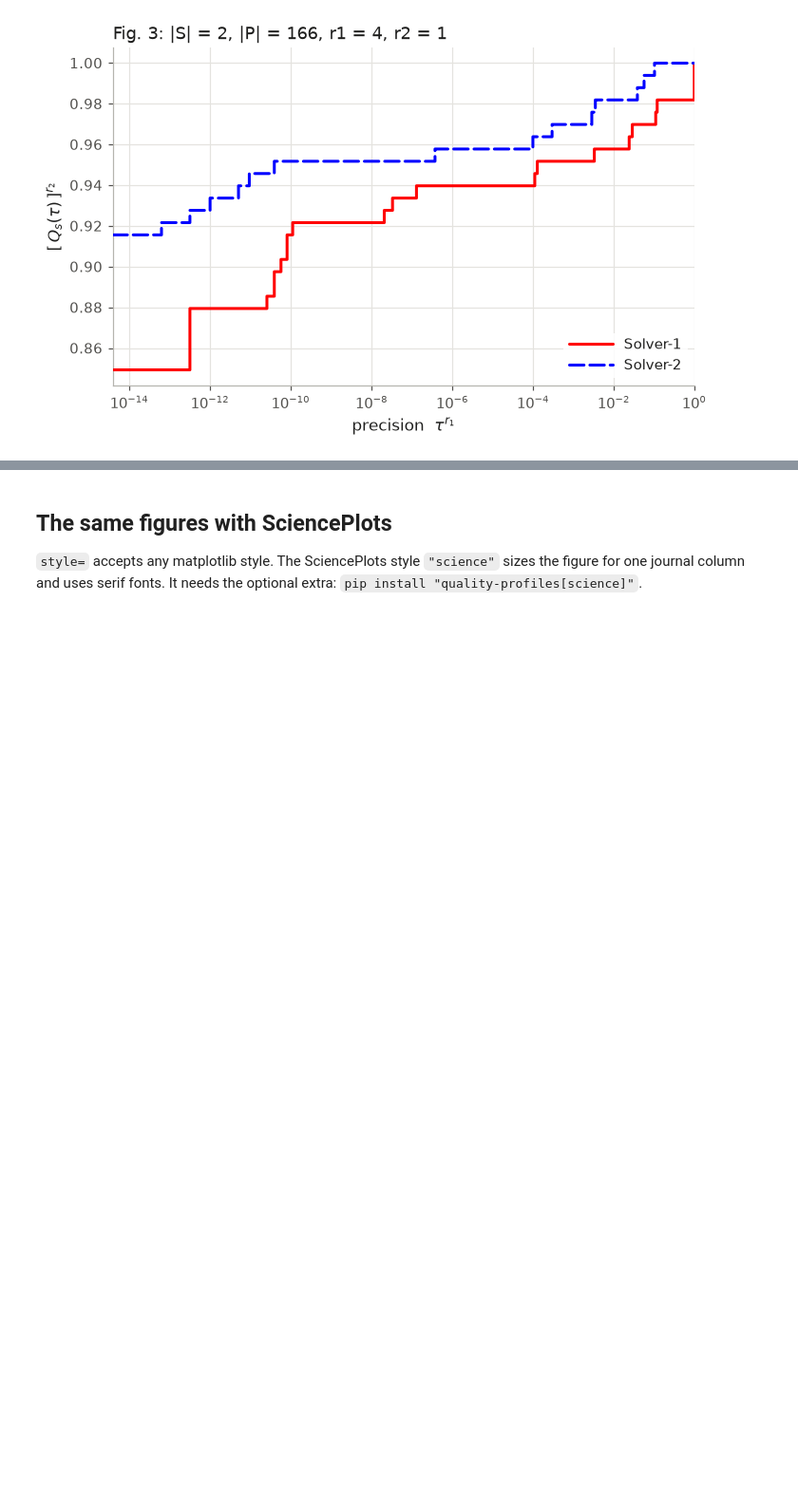
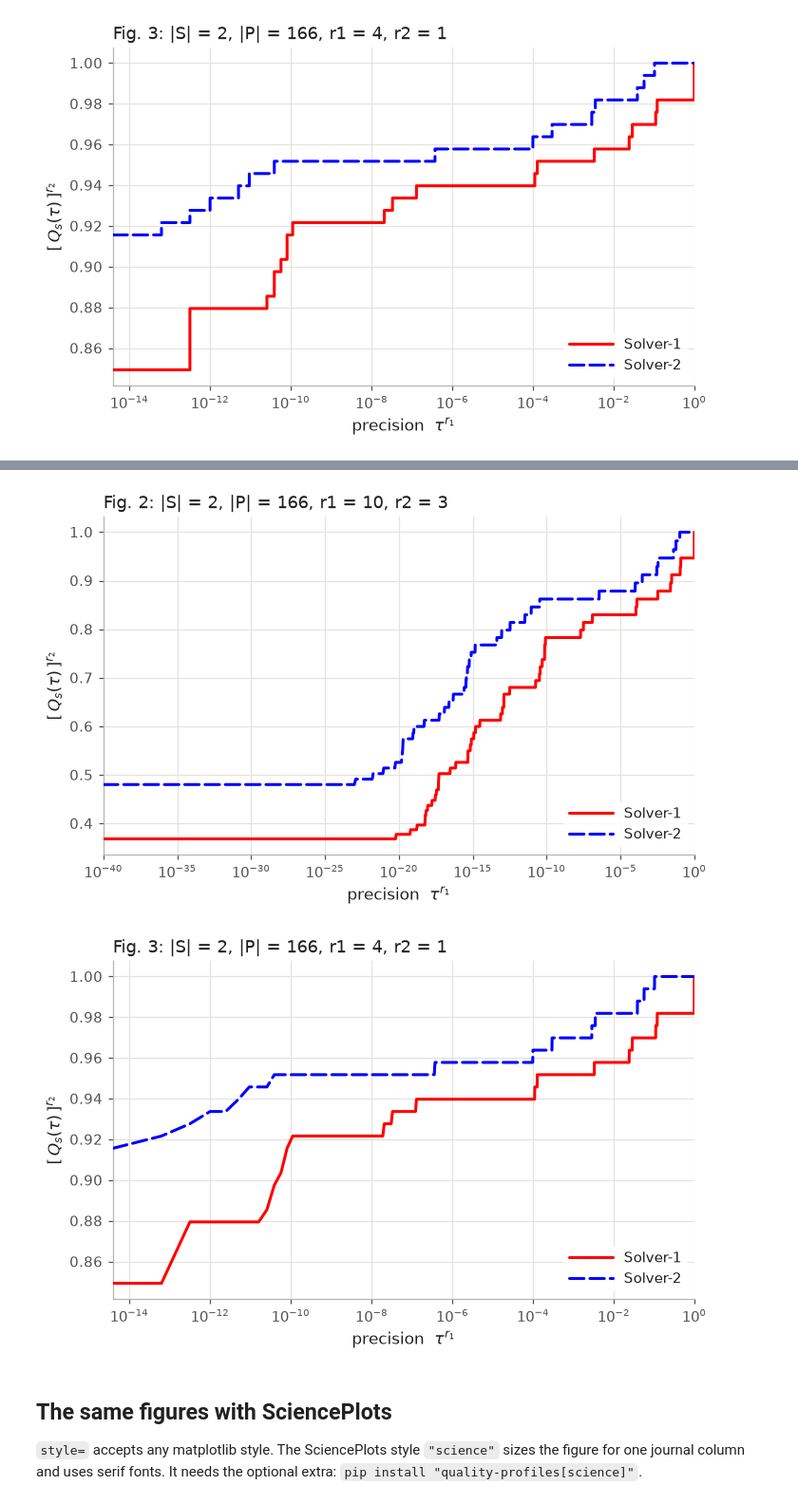
Before and after one commit to chripiermarini/QualityProfiles, a Jupyter notebook: notebooks/01_first_example.ipynb, the cells around one changed output, grey strips where cells are left out. Shown at 95% size. Saved outputs shown, nothing was run; the diff lists cells and outputs as text; code cells hidden in the pictures; blank space fills up the shorter version.

```diff
--- a/notebooks/01_first_example.ipynb
+++ b/notebooks/01_first_example.ipynb
@@ -33,12 +33,19 @@ FIGSIZE = (6.4, 4.0)
 WIDTH, HEIGHT = 716, 452  # pixels, for the Plotly figures
 
 
-def draw(figure, dataset, r1=1, r2=1, n=None, ax=None, legend=True, legend_loc="lower right"):
-    """Compute and plot the quality profiles of one figure of the paper."""
+def draw(
+    figure, dataset, r1=1, r2=1, n=None, ax=None, legend=True, legend_loc="lower right", steps=True
+):
+    """Compute and plot the quality profiles of one figure of the paper.
+
+    steps=False joins the grid points with straight segments, as the MATLAB figures do.
+    """
     f0, f_solvers, names = load(dataset, n=n)
     qp = quality_profiles(f0, f_solvers, solver_names=names, r1=r1, r2=r2)
     title = f"{figure}: |S| = {len(names)}, |P| = {len(f0)}, r1 = {r1}, r2 = {r2}"
-    plot_quality_profiles(qp, ax, colors="paper", title=title, legend=legend, legend_loc=legend_loc)
+    plot_quality_profiles(
+        qp, ax, colors="paper", title=title, legend=legend, legend_loc=legend_loc, steps=steps
+    )
     return qp
 
 
@@ -68,3 +79,10 @@ plt.show()
+# %%
+for figure, r1, r2 in [("Fig. 2", 10, 3), ("Fig. 3", 4, 1)]:
+    draw(figure, "two_solvers", r1=r1, r2=r2, steps=False)
+    plt.show()
+# %% [output]
+[figure, added]
+[figure, added]
 # %% [markdown]
 ## The same figures with SciencePlots
 
```
Also changed, not shown: parts of 3 cells of this notebook, 10 other files.
